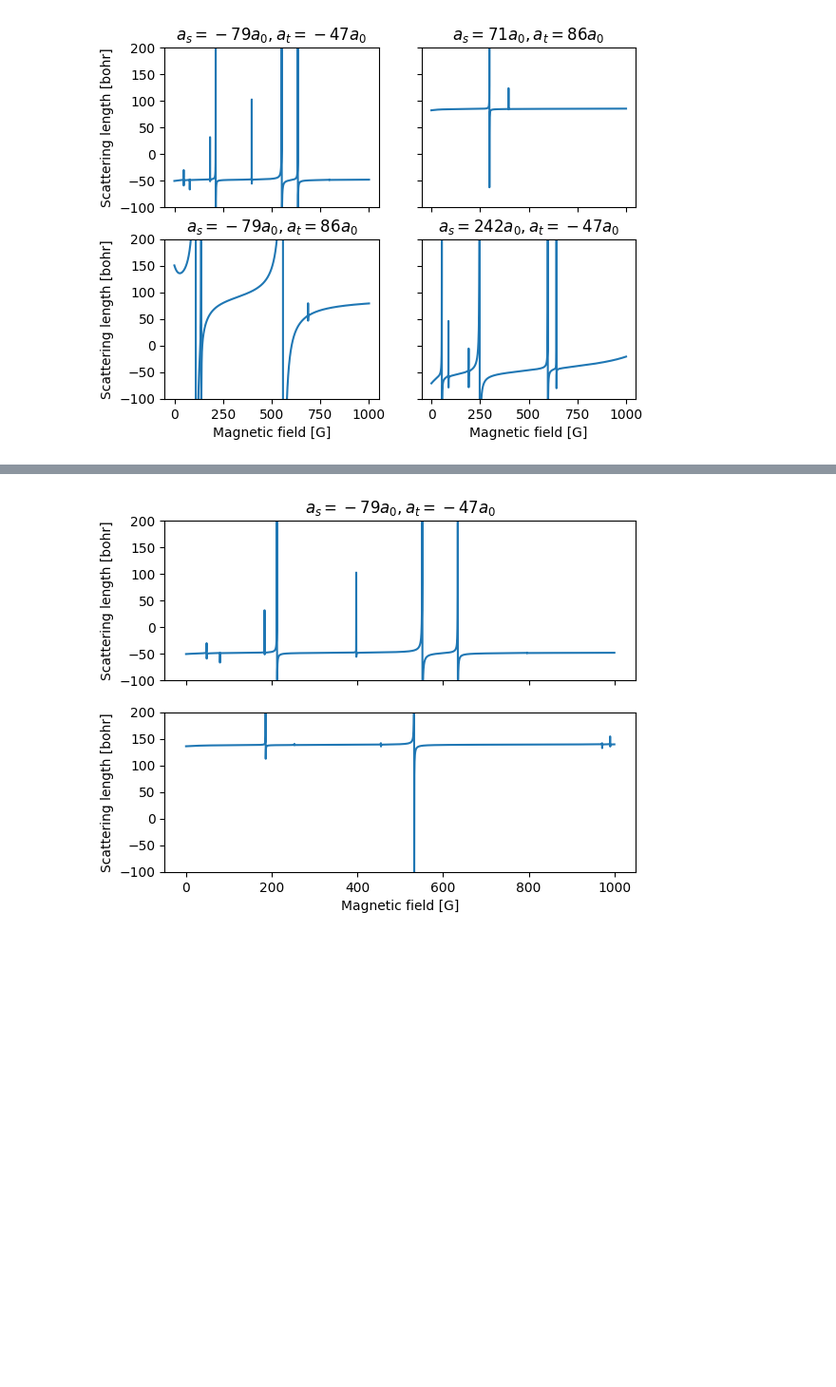
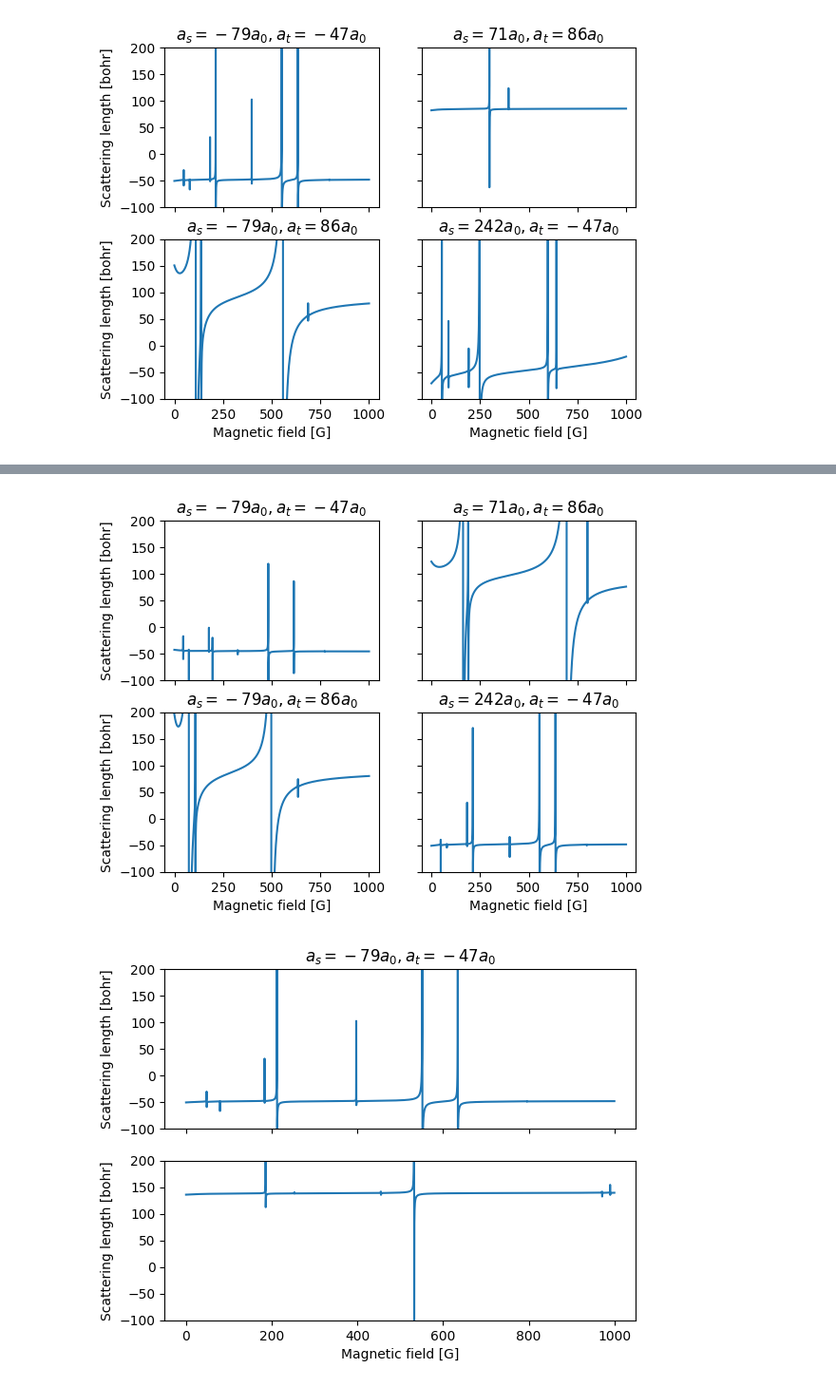
Before and after one commit to Wleter/quantum-rs, a Jupyter notebook: scattering-problems/analysis/caf_rb_analysis.ipynb, the cells around one changed output, grey strips where cells are left out. Shown at 95% size. Saved outputs shown, nothing was run; the diff lists cells and outputs as text; code cells hidden in the pictures; blank space fills up the shorter version.

```diff
--- a/scattering-problems/analysis/caf_rb_analysis.ipynb
+++ b/scattering-problems/analysis/caf_rb_analysis.ipynb
@@ -235,3 +235,28 @@ ax4.set_title("$a_s = 242 a_0, a_t = -47 a_0$");
+# %%
+fig, ((ax1, ax2), (ax3, ax4)) = plt.subplots(2, 2, sharex=True, sharey=True) # type: ignore
+ax1.set_ylim(-100, 200)
+ax3.set_xlabel("Magnetic field [G]")
+ax3.set_ylabel("Scattering length [bohr]")
+ax4.set_xlabel("Magnetic field [G]")
+ax1.set_ylabel("Scattering length [bohr]")
+
+data = utility.load(f"{DATA_PATH}/CaF_Rb_uncoupled_scatterings_0_0.dat")
+ax1.plot(data[:, 0], data[:, 1])
+ax1.set_title("$a_s = -79 a_0, a_t = -47 a_0$")
+
+data = utility.load(f"{DATA_PATH}/CaF_Rb_uncoupled_scatterings_1_1.dat")
+ax2.plot(data[:, 0], data[:, 1])
+ax2.set_title("$a_s = 71 a_0, a_t = 86 a_0$")
+
+data = utility.load(f"{DATA_PATH}/CaF_Rb_uncoupled_scatterings_1_0.dat")
+ax3.plot(data[:, 0], data[:, 1])
+ax3.set_title("$a_s = -79 a_0, a_t = 86 a_0$")
+
+data = utility.load(f"{DATA_PATH}/CaF_Rb_uncoupled_scatterings_0_2.dat")
+ax4.plot(data[:, 0], data[:, 1])
+ax4.set_title("$a_s = 242 a_0, a_t = -47 a_0$");
+# %% [output]
+[figure, added]
 # %%
 fig, (ax1, ax2) = plt.subplots(2, sharex=True, sharey=True) # type: ignore
 ax1.set_ylim(-100, 200)
```
Also changed, not shown: parts of 3 cells of this notebook, 2 other files.
